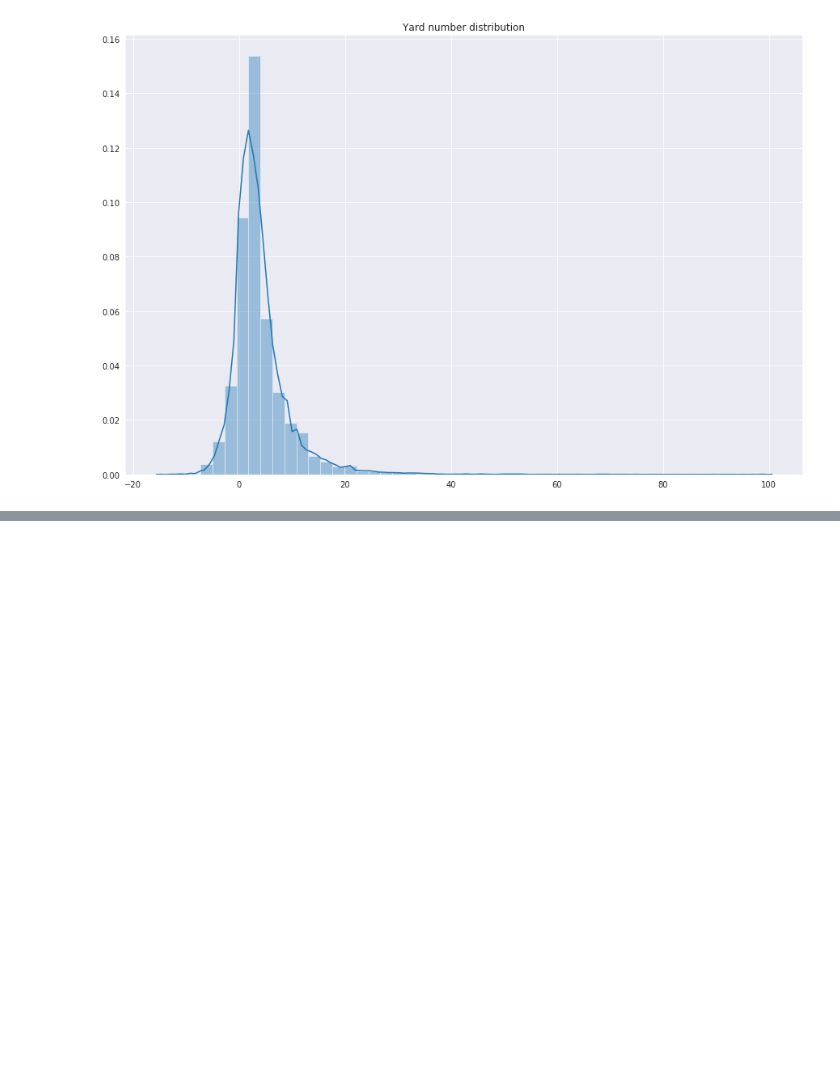
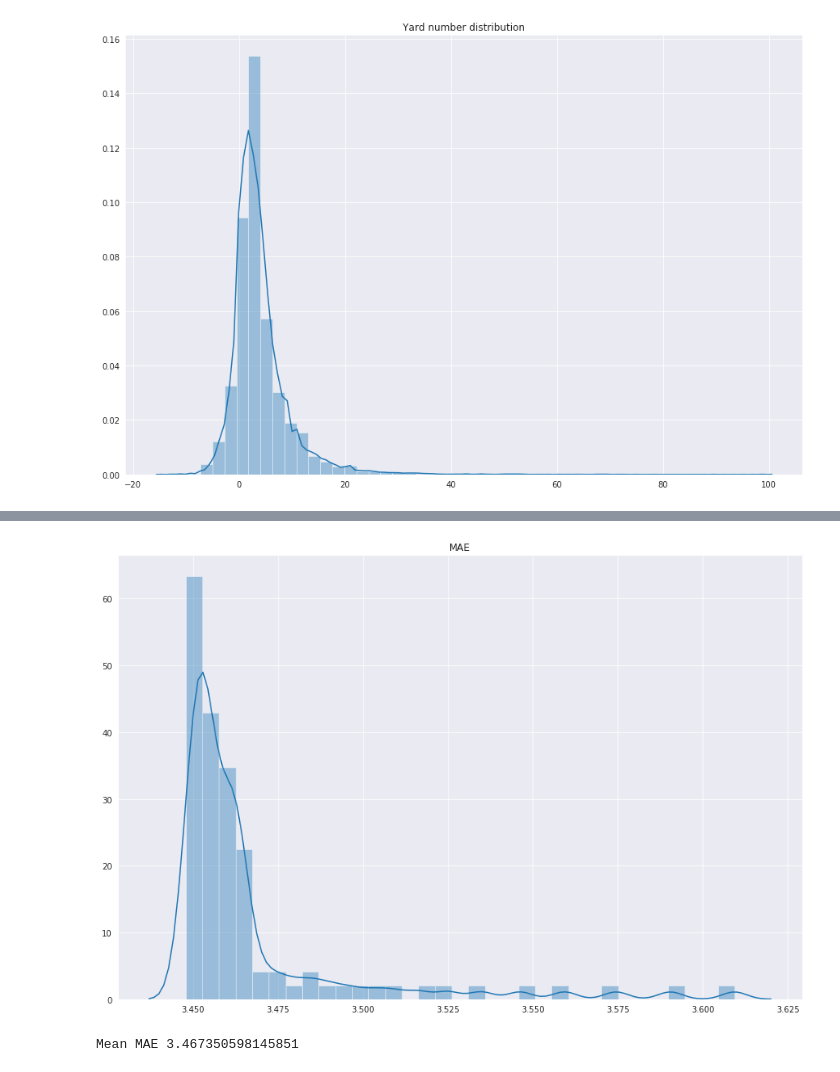
Before and after one commit to btseytlin/NFL-BIg-Data-Kaggle, a Jupyter notebook: pipeline_predict.ipynb, the cells around one changed output, grey strips where cells are left out. Saved outputs shown, nothing was run; the diff lists cells and outputs as text; code cells hidden in the pictures; blank space fills up the shorter version.

```diff
--- a/pipeline_predict.ipynb
+++ b/pipeline_predict.ipynb
@@ -119,0 +167,9 @@ plt.show()
+# %%
+plt.figure()
+sns.distplot(eval_hist['l1-mean'])
+plt.title('MAE')
+plt.show()
+print('Mean MAE', np.mean(eval_hist['l1-mean']))
+# %% [output]
+[figure, added]
+Mean MAE 3.467350598145851
```
Also changed, not shown: parts of 9 cells of this notebook, 2 other files.
